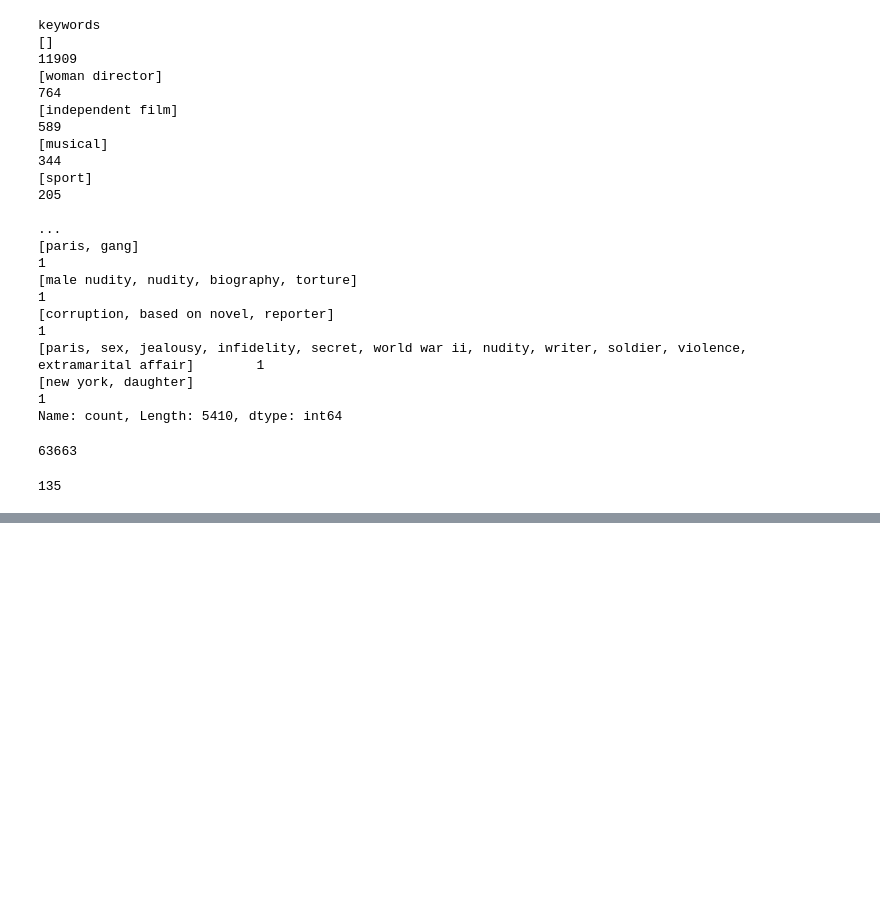
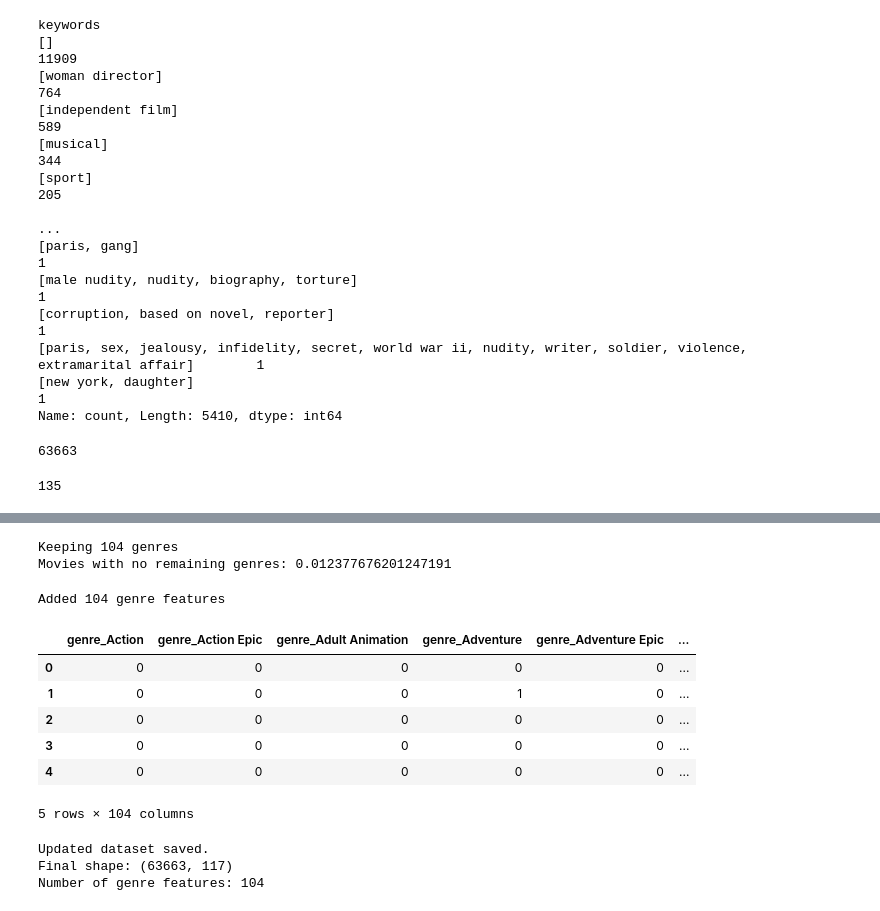
Before and after one commit to phodgkins/dm-movies, a Jupyter notebook: load_data.ipynb, the cells around one changed output, grey strips where cells are left out. Drawn from its saved outputs; the diff is of its cells as text; code cells hidden in the pictures; blank space fills up the shorter version.

```diff
--- a/load_data.ipynb
+++ b/load_data.ipynb
@@ -304,0 +361,6 @@ df.to_pickle('data/full_clean.pkl')
+# %%
+# count how many movies each genre appears in (frequency of movies per genre)
+genre_counts = df["genres"].explode().value_counts()
+
+print("Total unique genres:", len(genre_counts))
+genre_counts.head(20)
@@ -304,0 +386,59 @@ df.to_pickle('data/full_clean.pkl')
+# %%
+# threshold (Here, we put 100 is a reasonable course project choice - could also choose 50 or 200, etc. depending on how many genres you want to keep)
+MIN_GENRE_COUNT = 100
+
+kept_genres = set(genre_counts[genre_counts >= MIN_GENRE_COUNT].index)
+
+print("Keeping", len(kept_genres), "genres")
+
+# filter genres per movie (do NOT drop movies)
+df["genres_filtered"] = df["genres"].apply(
+    lambda gs: [g for g in gs if g in kept_genres]
+)
+
+# check how many movies lost all genres
+print("Movies with no remaining genres:",
+      (df["genres_filtered"].str.len() == 0).mean())
+# %% [output]
+Keeping 104 genres
+Movies with no remaining genres: 0.012377676201247191
+# %%
+# convert multi-label list into dummy variables
+genre_dummies = df["genres_filtered"].str.join("|").str.get_dummies(sep="|")
+
+# prefix columns so models know these are features
+genre_dummies = genre_dummies.add_prefix("genre_")
+
+# attach to dataframe
+df = pd.concat([df, genre_dummies], axis=1)
+
+print("Added", genre_dummies.shape[1], "genre features")
+df.filter(like="genre_").head()
+# %% [output]
+Added 104 genre features
+|  | genre_Action | genre_Action Epic | genre_Adult Animation | genre_Adventure | genre_Adventure Epic | ... |
+| 0 | 0 | 0 | 0 | 0 | 0 | ... |
+| 1 | 0 | 0 | 0 | 1 | 0 | ... |
+| 2 | 0 | 0 | 0 | 0 | 0 | ... |
+| 3 | 0 | 0 | 0 | 0 | 0 | ... |
+| 4 | 0 | 0 | 0 | 0 | 0 | ... |
+5 rows × 104 columns
+# %%
+# Finalize & Save Feature Dataset
+
+# remove temporary helper column
+df.drop(columns=["genres_filtered"], inplace=True)
+
+# overwrite shared dataset for teammates
+df.to_pickle("data/full_clean.pkl")
+
+# confirmation logs
+print("Updated dataset saved.")
+print("Final shape:", df.shape)
+
+genre_cols = [c for c in df.columns if c.startswith("genre_")]
+print("Number of genre features:", len(genre_cols))
+# %% [output]
+Updated dataset saved.
+Final shape: (63663, 117)
+Number of genre features: 104
```
Also changed, not shown: parts of 7 cells of this notebook.
